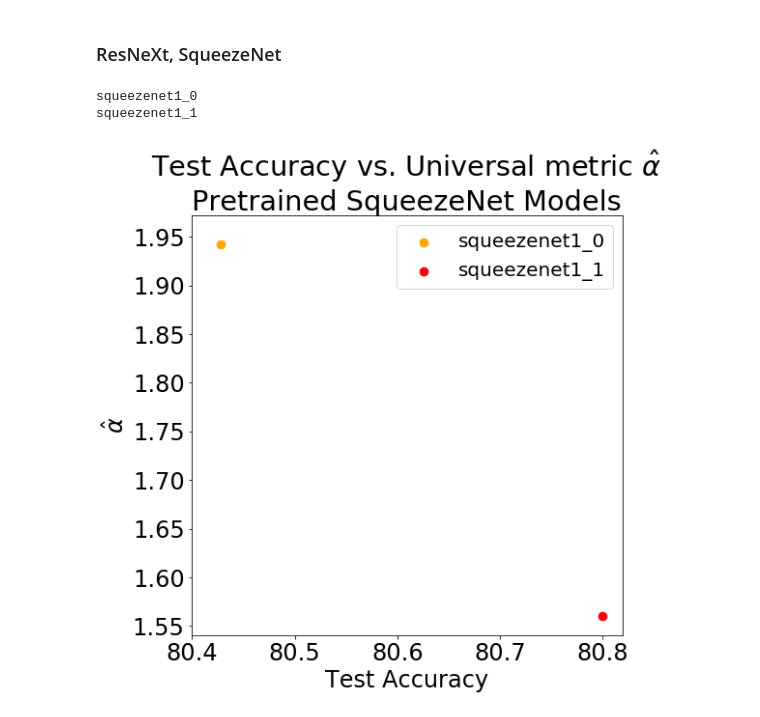
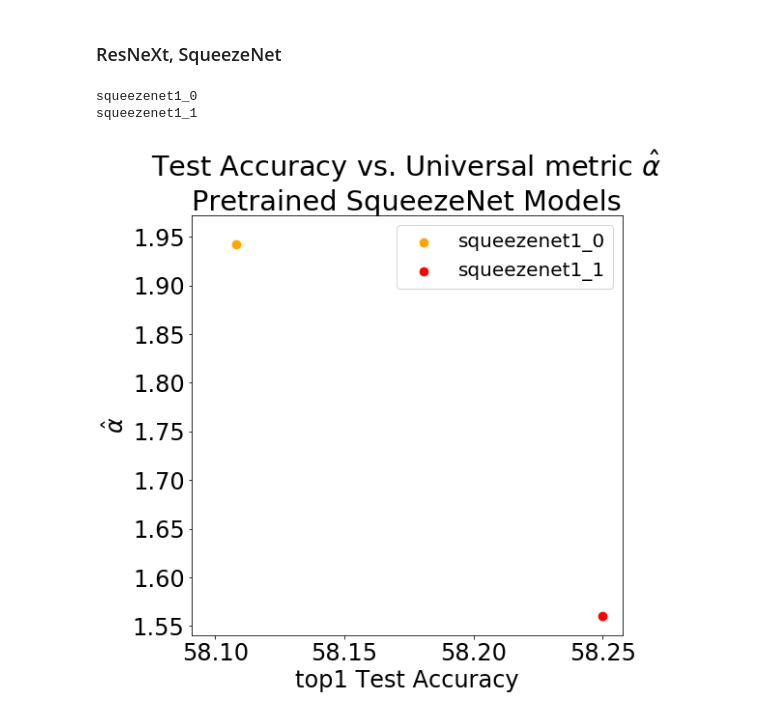
Before and after one commit to CalculatedContent/PredictingTestAccuracies, a Jupyter notebook: pyTorch-models-Accuracies-WeightedAlphas.ipynb, the cells around one changed output. Saved outputs shown, nothing was run; the diff lists cells and outputs as text; code cells hidden in the pictures.

Commit message:
top1 test accuracy everywhere

```diff
--- a/pyTorch-models-Accuracies-WeightedAlphas.ipynb
+++ b/pyTorch-models-Accuracies-WeightedAlphas.ipynb
@@ -450,7 +450,7 @@ plts = []
 labels = []
 for im, mf in enumerate([df_vgg11, df_vgg13, df_vgg16, df_vgg19]):
 #for mf in [df_vgg11, df_vgg13]:
-    x = mf['acc5'].values
+    x = mf['acc1'].values
     y = mf['avg_w_alphas'].values
     label = mf['legend'].values[0]
     color = colors[im]
@@ -465,7 +465,7 @@ plt.legend(plts, labels, scatterpoints=1,
            numpoints=1, handler_map={tuple: HandlerTuple(ndivide=None)},prop=legend_prop)
 
 plt.title(title+"VGG and VGG_BN Models")
-plt.xlabel(r"Test Accuracy")
+plt.xlabel(r"top1 Test Accuracy")
 plt.ylabel(r"$\hat{\alpha}$")
 plt.savefig("img/vgg-w_alphas.png")
 # %% [output]
@@ -483,7 +483,7 @@ modelnames = ['resnet18', 'resnet34', 'resnet50', 'resnet101', 'resnet152']
 for name in modelnames:
     if 'resnet' in name:
         mf = df[df.modelname==name]
-        x = mf['acc5'].values
+        x = mf['acc1'].values
         y = mf['avg_w_alphas'].values
         print(x,y)
 
@@ -491,7 +491,7 @@ for name in modelnames:
             plt.scatter(x,y, label=name, s=marker_size)
 
 plt.title(title+"ResNet Models")
-plt.xlabel(r"Test Accuracy")
+plt.xlabel(r"top1 Test Accuracy")
 plt.ylabel(r"$\hat{\alpha}$")
 plt.legend(prop=legend_prop)
 plt.savefig("img/resnet-pytorch-w_alphas.png")
@@ -511,13 +511,13 @@ for name in df.modelname:
     if 'densenet' in name and 'resnet' not in name:
         #print(name)
         mf = df[df.modelname==name]
-        x = mf['acc5'].values
+        x = mf['acc1'].values
         y = mf['avg_w_alphas'].values
         if np.abs(y) > 0:
             plt.scatter(x,y, label=name, s=marker_size)
 
 plt.title(title+"DenseNet Models")
-plt.xlabel(r"Test Accuracy")
+plt.xlabel(r"top1 Test Accuracy")
 plt.ylabel(r"$\hat{\alpha}$")
 plt.legend(prop=legend_prop)
 plt.savefig("img/densenet-pytorch-w_alphas.png")
@@ -528,19 +528,19 @@ plt.savefig("img/densenet-pytorch-w_alphas.png")
 # %%
 for mf in [df_squeezenet]:
     for ix in [1,0]:
-        x = mf['acc5'].values[ix]
+        x = mf['acc1'].values[ix]
         y = mf['avg_w_alphas'].values[ix]
         label = mf.modelname.values[ix] # mf['legend'].values[ix]
         print(label)
         color =  'red' if ix==0  else 'orange'
         plt.scatter(x,y,label=label, color=color,s=marker_size)
 
 plt.legend(prop=legend_prop)
 plt.title(title+"SqueezeNet Models")
-plt.xlabel(r"Test Accuracy")
+plt.xlabel(r"top1 Test Accuracy")
 plt.ylabel(r"$\hat{\alpha}$")
 plt.savefig("img/squeezenet-pytorch-w_alphas.png")
 # %% [output]
 squeezenet1_0
 squeezenet1_1
-[figure, old version]
+[figure, new version]
```
Also changed, not shown: parts of 3 cells of this notebook, 31 other files.
